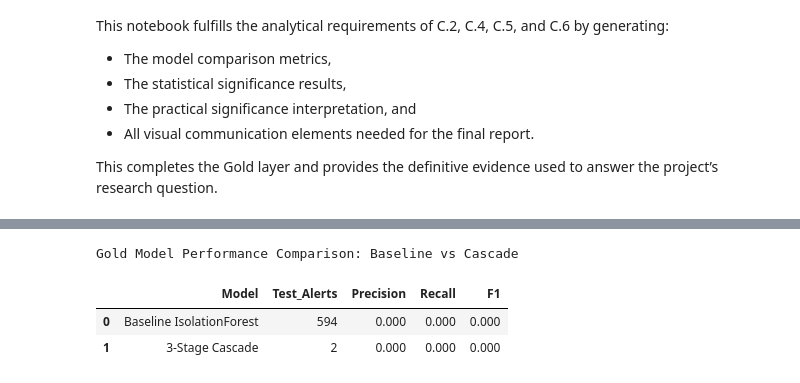
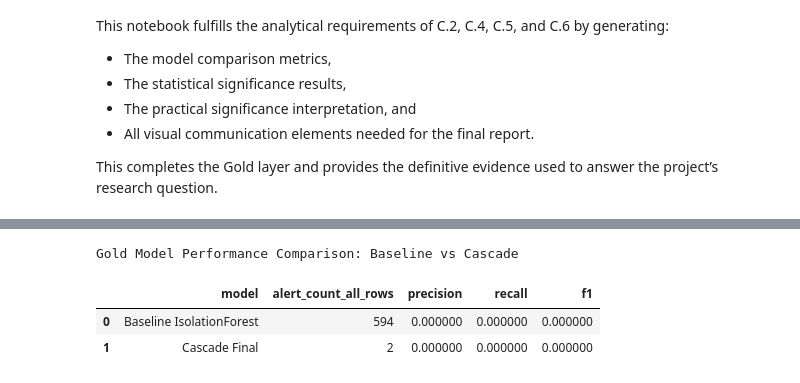
Before and after one commit to DCook-WGU/dcook-wgu-capstone-unified-predictive-maintenance-pipeline, a Jupyter notebook: notebooks/experiments/EDA_Notebook_Pump_Gold_04_Comparision.ipynb, the cells around one changed output, grey strips where cells are left out. Cells and saved outputs as stored; diff of their text form; code cells hidden in the pictures.

```diff
--- a/notebooks/experiments/EDA_Notebook_Pump_Gold_04_Comparision.ipynb
+++ b/notebooks/experiments/EDA_Notebook_Pump_Gold_04_Comparision.ipynb
@@ -379,20 +434,20 @@ ledger.add(
 #### #### #### #### #### #### #### #### #### #### #### #### #### #### #### #### #### #### #### #### #### #### #### #### #### #### #### #### #### #### #### ####
 # %%
 styled = (
-    comparison_table
+    comparison_df
     .style.format({
         "Test_Alerts": "{:,}",
         "Precision": "{:.3f}",
         "Recall": "{:.3f}",
         "F1": "{:.3f}",
     })
     .set_caption("Gold Model Performance Comparison: Baseline vs Cascade")
 )
 
 display(HTML(styled.to_html()))
 # %% [output]
 Gold Model Performance Comparison: Baseline vs Cascade
-|  | Model | Test_Alerts | Precision | Recall | F1 |
-| 0 | Baseline IsolationForest | 594 | 0.000 | 0.000 | 0.000 |
-| 1 | 3-Stage Cascade | 2 | 0.000 | 0.000 | 0.000 |
+|  | model | alert_count_all_rows | precision | recall | f1 |
+| 0 | Baseline IsolationForest | 594 | 0.000000 | 0.000000 | 0.000000 |
+| 1 | Cascade Final | 2 | 0.000000 | 0.000000 | 0.000000 |
 # %%
```
Also changed, not shown: parts of 9 cells of this notebook, 24 other files.
